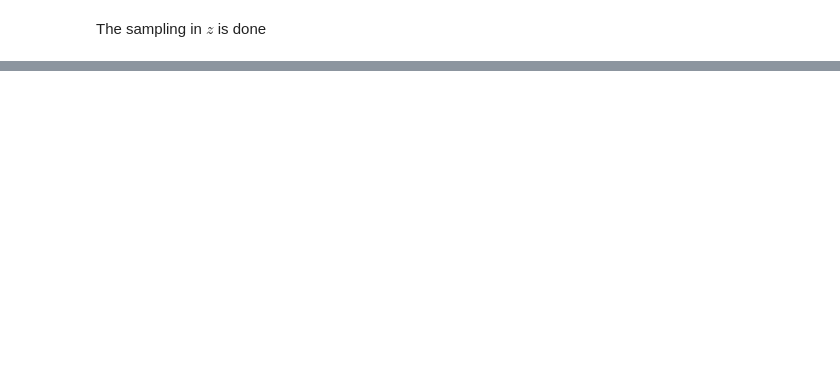
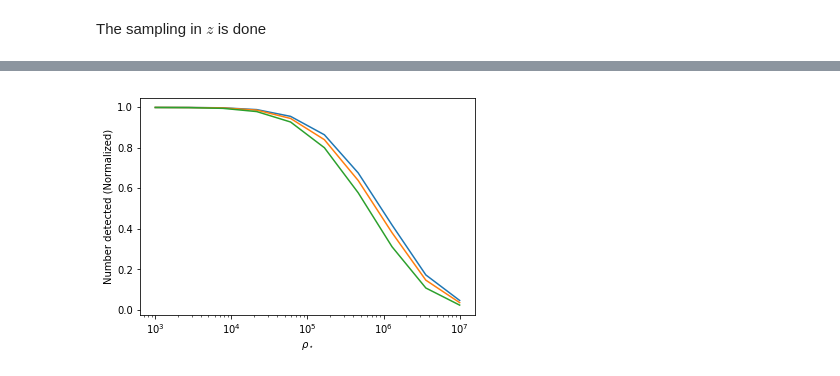
Before and after one commit to 13601121899/GWtoolbox_pathfinder, a Jupyter notebook: Normalization.ipynb, the cells around one changed output, grey strips where cells are left out. Cells and saved outputs as stored; diff of their text form; code cells hidden in the pictures; blank space fills up the shorter version.

```diff
--- a/Normalization.ipynb
+++ b/Normalization.ipynb
@@ -135,0 +133,11 @@ print(average)
+# %%
+OL=[0.683,0.5,0.3]
+plt.xscale('log')
+plt.xlabel(r'$\rho_\star$')
+plt.ylabel('Number detected (Normalized)')
+for OmegaL in OL:
+    OmegaM=1.-OmegaL
+    AVE=[Percent(c) for c in CRI]
+    plt.plot(CRI,AVE)
+# %% [output]
+[figure, added]
```
Also changed, not shown: parts of 10 cells of this notebook.
